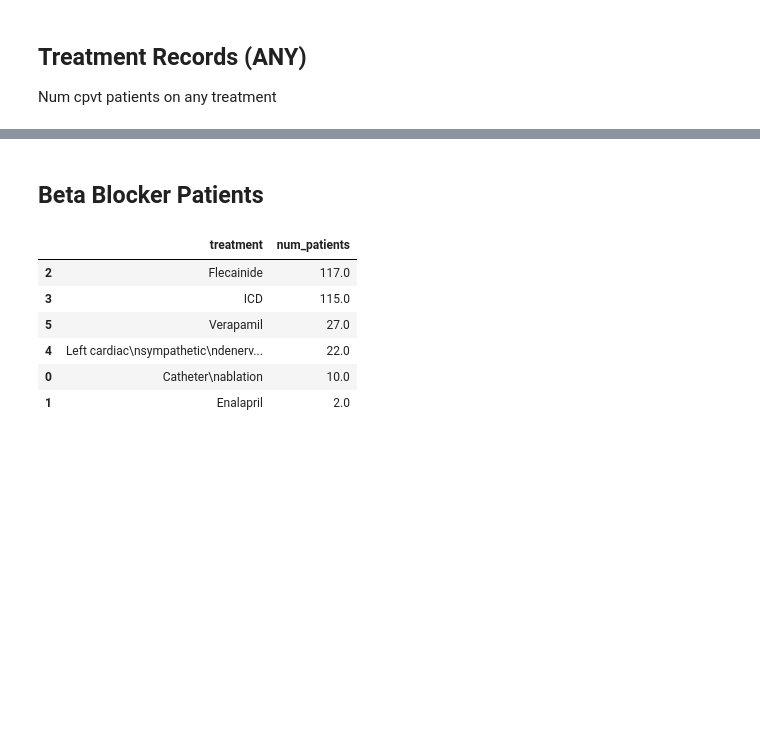
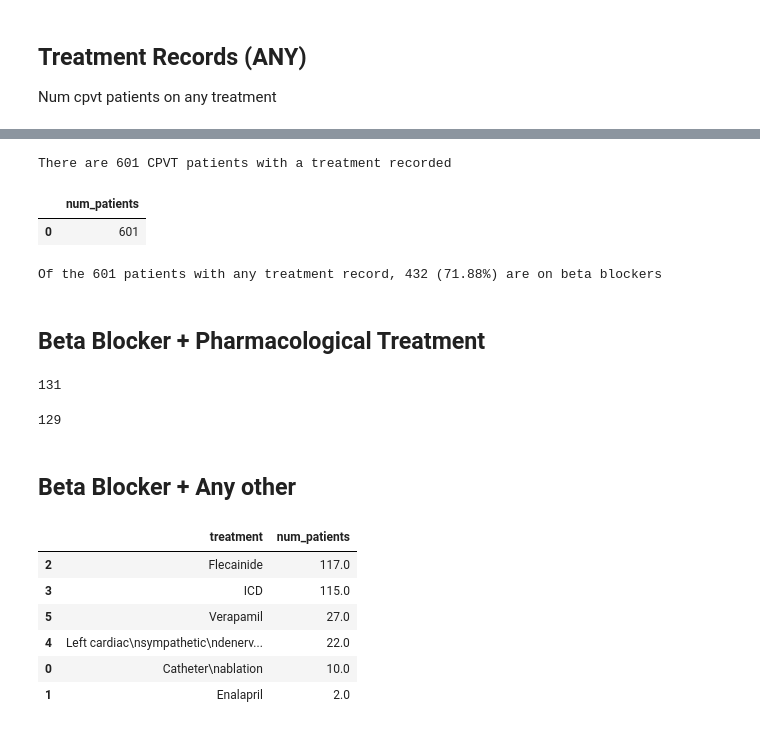
Before and after one commit to alexdaiii/cpvt_database_analysis, a Jupyter notebook: analysis/09_beta_blocker_cpvt.ipynb, the cells around one changed output, grey strips where cells are left out. Saved outputs shown, nothing was run; the diff lists cells and outputs as text; code cells hidden in the pictures; blank space fills up the shorter version.

```diff
--- a/analysis/09_beta_blocker_cpvt.ipynb
+++ b/analysis/09_beta_blocker_cpvt.ipynb
@@ -56,5 +69,73 @@ df_cpvt_bb = df_cpvt[
+# %%
+patient_ids = set()
+
+for col in treatment_cols:
+    # Include all patients who have a record of treatment or not treatment
+    df_treat = df_cpvt[df_cpvt[col].notna()]
+    patient_ids.update(df_treat["individual_id"])
+
+print(f"There are {len(patient_ids)} CPVT patients with a treatment recorded")
+# %% [output]
+There are 601 CPVT patients with a treatment recorded
+# %%
+with get_engine() as engine:
+    num_patients = pd.read_sql("""
+    SELECT COUNT(DISTINCT patient_id) AS num_patients
+    FROM treatment_record tr
+    JOIN treatment t
+    ON tr.treatment_id = t.treatment_id
+    WHERE tr.patient_id IN (
+        SELECT individual_id
+        FROM cpvt_patients_v
+    ) AND
+    tr.treatment_taken IS NOT NULL
+    """, engine)
+
+num_patients
+# %% [output]
+|  | num_patients |
+| 0 | 601 |
+# %%
+print(
+    f"Of the {len(patient_ids)} patients with any treatment record, "
+    f"{len(df_cpvt_bb)} ({len(df_cpvt_bb) / len(patient_ids) * 100:.2f}%) "
+    f"are on beta blockers")
+# %% [output]
+Of the 601 patients with any treatment record, 432 (71.88%) are on beta blockers
+# %% [markdown]
+## Beta Blocker + Pharmacological Treatment
+# %%
+pharm_treat = [
+    'treatment_taken::Enalapril',
+    'treatment_taken::Flecainide',
+    'treatment_taken::Verapamil'
+]
+
+patients_pharm_bb = set()
+for col in pharm_treat:
+    df_bb_and_pharm = df_cpvt_bb[df_cpvt_bb[col] == 1]
+    patients_pharm_bb.update(df_bb_and_pharm["individual_id"])
+
+len(patients_pharm_bb)
+# %% [output]
+131
+# %%
+invasive_treat = [
+    'treatment_taken::Catheter ablation',
+    'treatment_taken::Implantable cardioverter-defibrillator',
+    'treatment_taken::Left cardiac sympathetic denervation',
+]
+
+patients_invasive_bb = set()
+for col in invasive_treat:
+    df_bb_and_invasive = df_cpvt_bb[df_cpvt_bb[col] == 1]
+    patients_invasive_bb.update(df_bb_and_invasive["individual_id"])
+
+len(patients_invasive_bb)
+# %% [output]
+129
 # %% [markdown]
-## Beta Blocker Patients
+## Beta Blocker + Any other
 # %%
 # get number of patients on each treatment
 treatments = {
```
Also changed, not shown: parts of 5 cells of this notebook, 1 other file.
